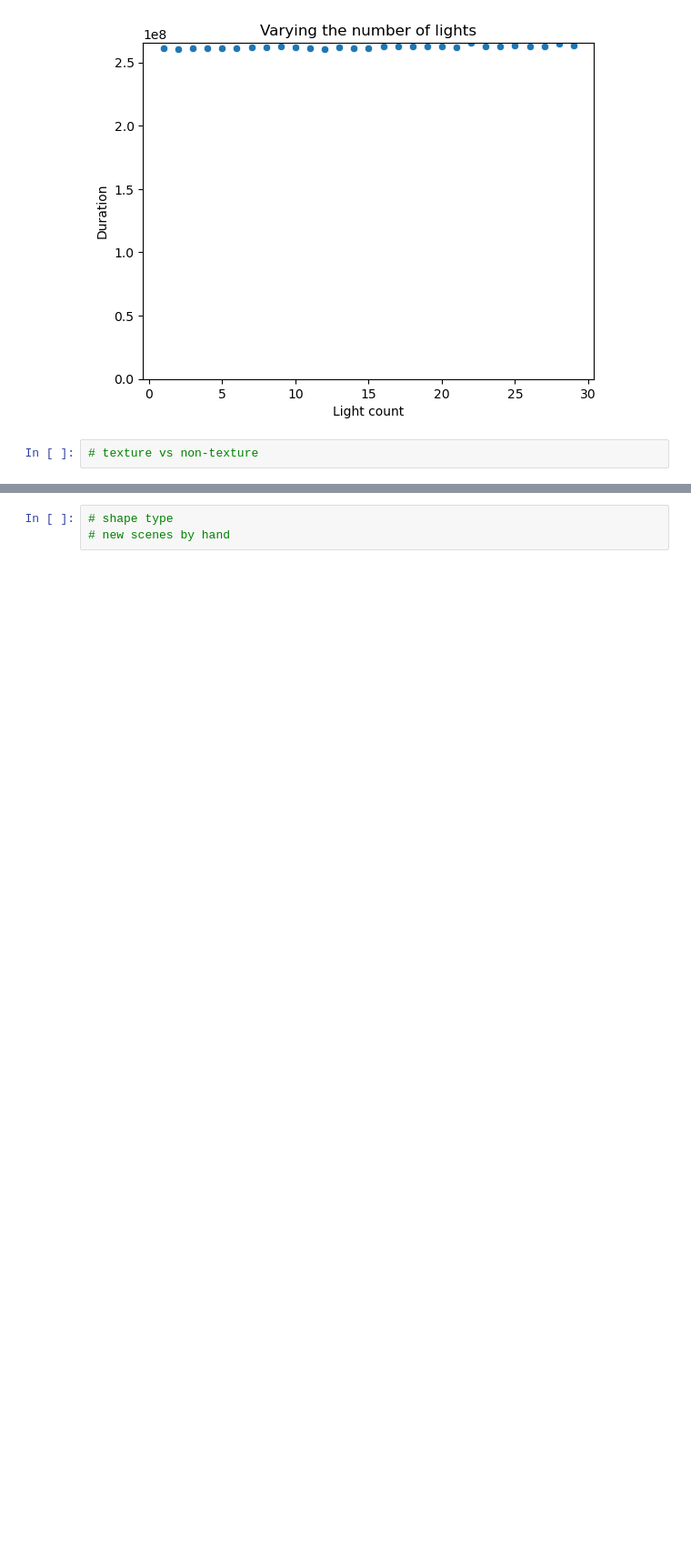
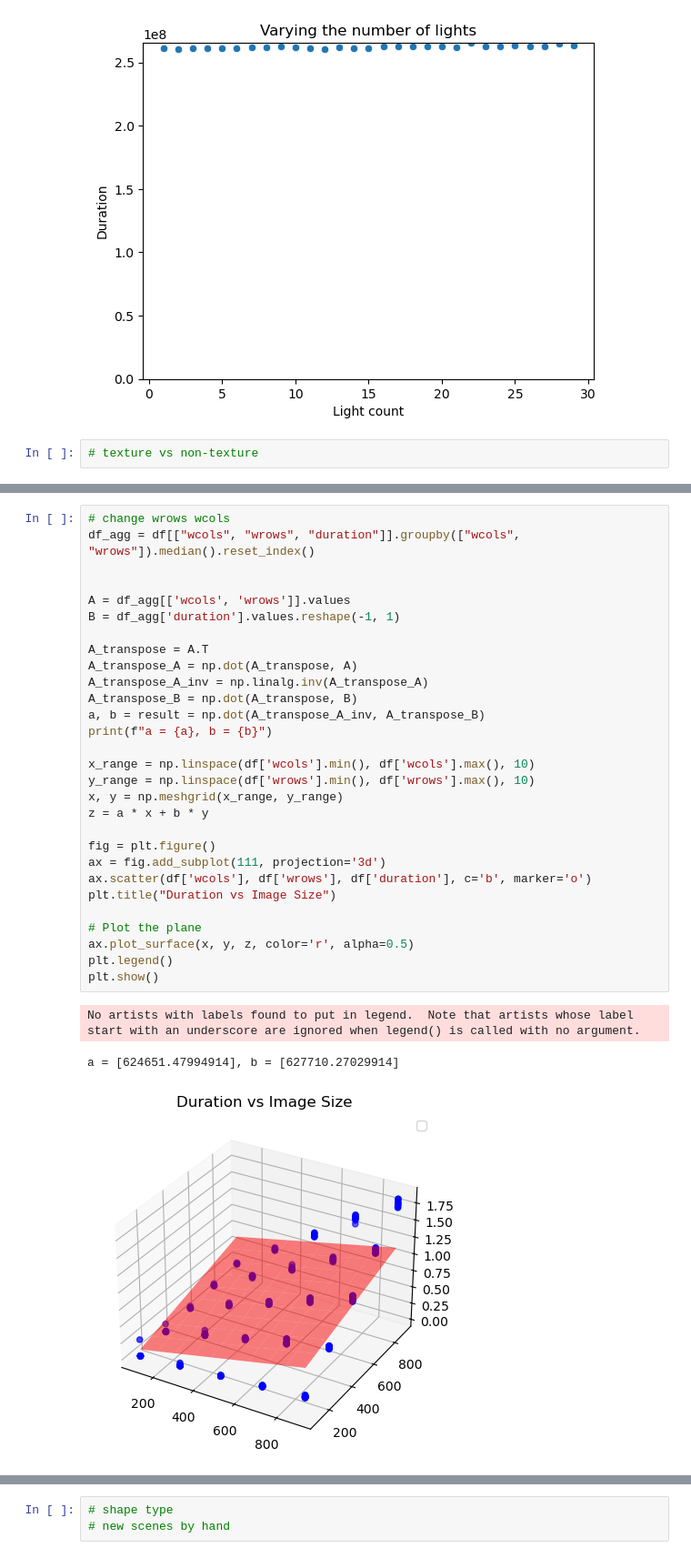
Before and after one commit to d-melita/SpecialVFX-Cloud, a Jupyter notebook: offline-analysis/Offline Analysis.ipynb, the cells around one changed output, grey strips where cells are left out. Shown: that part at 91% size. Cells and saved outputs as stored; diff of their text form; blank space fills up the shorter version.

```diff
--- a/offline-analysis/Offline Analysis.ipynb
+++ b/offline-analysis/Offline Analysis.ipynb
@@ -145,0 +156,33 @@ Text(0.5, 1.0, 'Varying wrows')
+# %%
+# change wrows wcols
+df_agg = df[["wcols", "wrows", "duration"]].groupby(["wcols", "wrows"]).median().reset_index()
+
+
+A = df_agg[['wcols', 'wrows']].values
+B = df_agg['duration'].values.reshape(-1, 1)
+
+A_transpose = A.T
+A_transpose_A = np.dot(A_transpose, A)
+A_transpose_A_inv = np.linalg.inv(A_transpose_A)
+A_transpose_B = np.dot(A_transpose, B)
+a, b = result = np.dot(A_transpose_A_inv, A_transpose_B)
+print(f"a = {a}, b = {b}")
+
+x_range = np.linspace(df['wcols'].min(), df['wcols'].max(), 10)
+y_range = np.linspace(df['wrows'].min(), df['wrows'].max(), 10)
+x, y = np.meshgrid(x_range, y_range)
+z = a * x + b * y
+
+fig = plt.figure()
+ax = fig.add_subplot(111, projection='3d')
+ax.scatter(df['wcols'], df['wrows'], df['duration'], c='b', marker='o')
+plt.title("Duration vs Image Size")
+
+# Plot the plane
+ax.plot_surface(x, y, z, color='r', alpha=0.5)
+plt.legend()
+plt.show()
+# %% [output]
+No artists with labels found to put in legend.  Note that artists whose label start with an underscore are ignored when legend() is called with no argument.
+a = [624651.47994914], b = [627710.27029914]
+[figure, added]
```
Also changed, not shown: parts of 5 cells of this notebook, 6 other files.
